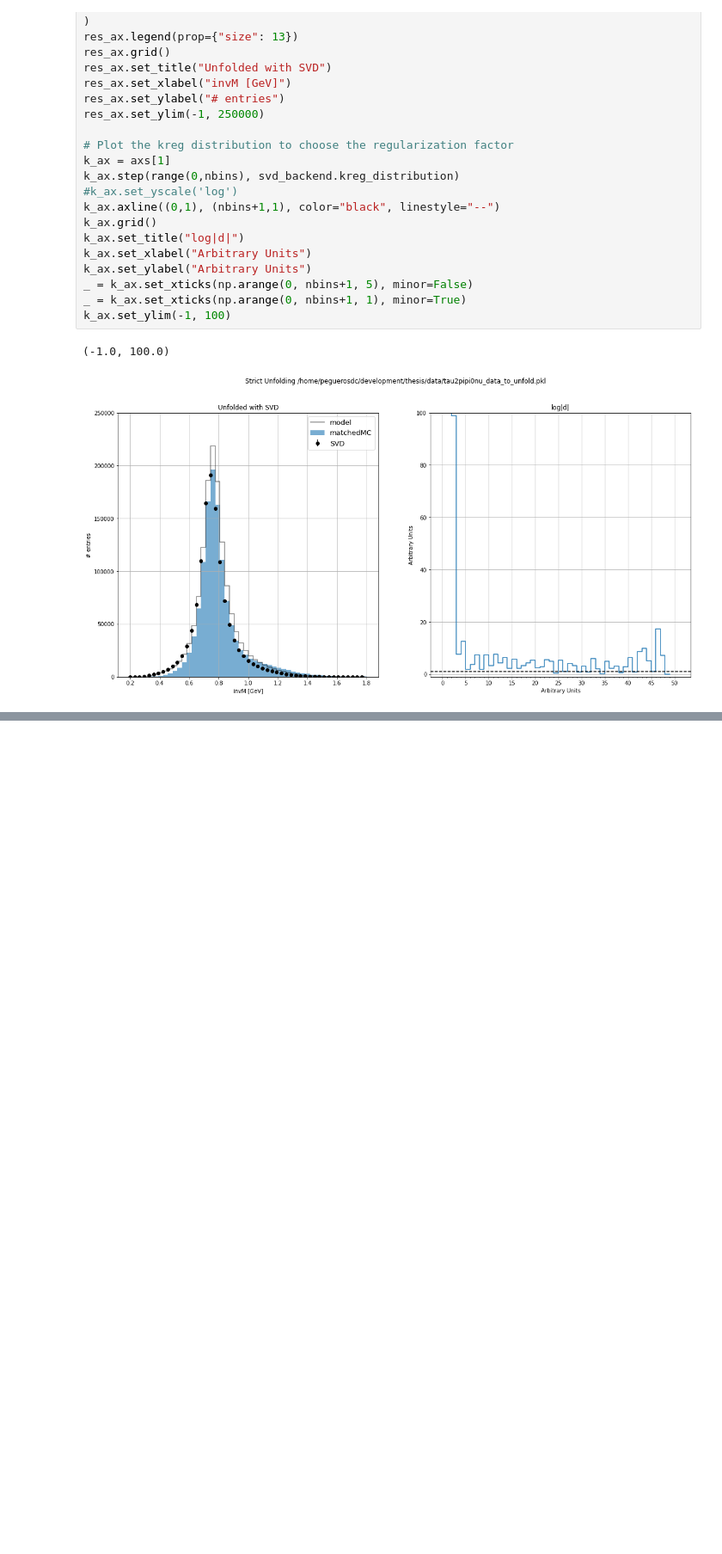
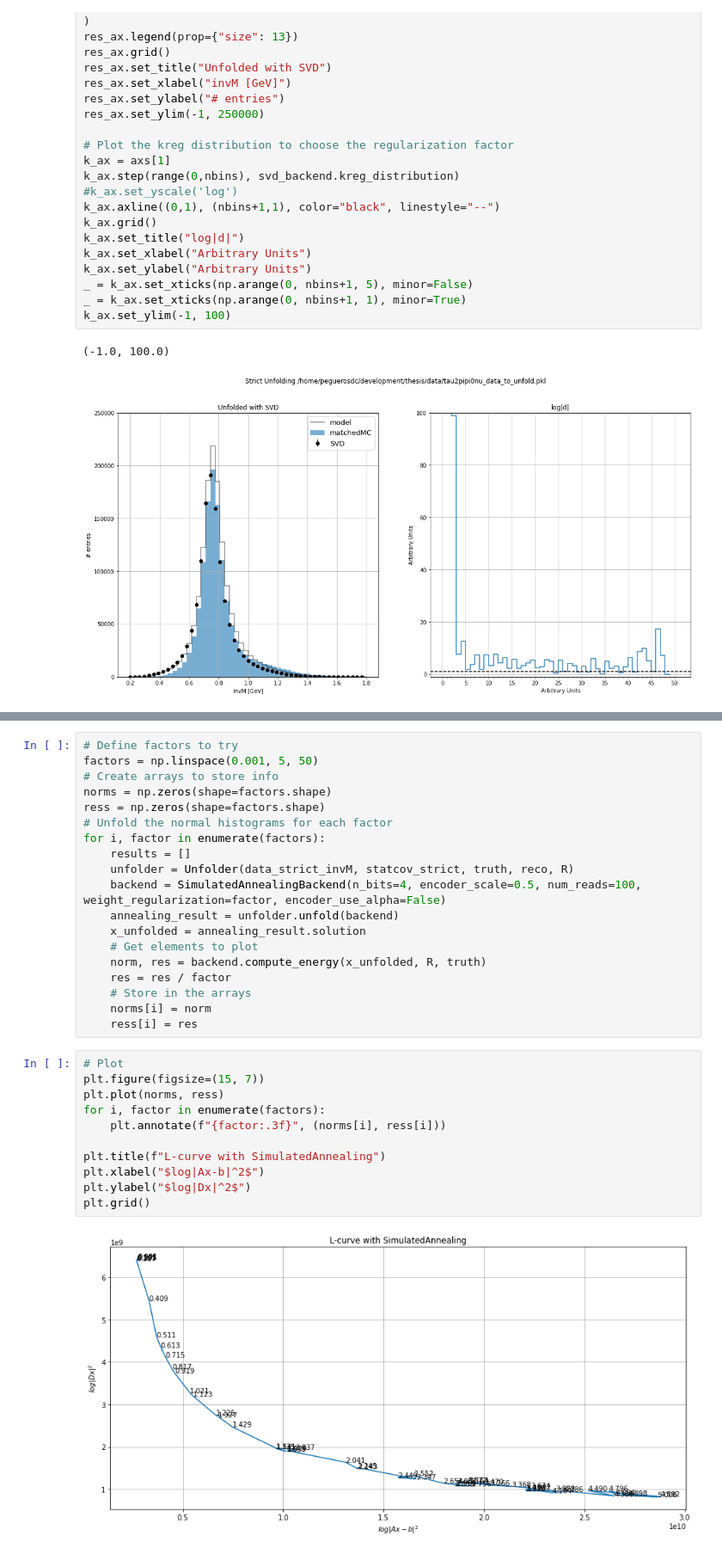
Before and after one commit to peguerosdc/unfolding_benchmark, a Jupyter notebook: tau2pipi0nu_unfolding.ipynb, the cells around one changed output, grey strips where cells are left out. Shown at 86% size. Saved outputs shown, nothing was run; the diff lists cells and outputs as text; blank space fills up the shorter version.

```diff
--- a/tau2pipi0nu_unfolding.ipynb
+++ b/tau2pipi0nu_unfolding.ipynb
@@ -320,0 +355,32 @@ Try with Simulated Classical and Quantum annealing with different params
+# %%
+# Define factors to try
+factors = np.linspace(0.001, 5, 50)
+# Create arrays to store info
+norms = np.zeros(shape=factors.shape)
+ress = np.zeros(shape=factors.shape)
+# Unfold the normal histograms for each factor
+for i, factor in enumerate(factors):
+    results = []
+    unfolder = Unfolder(data_strict_invM, statcov_strict, truth, reco, R)
+    backend = SimulatedAnnealingBackend(n_bits=4, encoder_scale=0.5, num_reads=100, weight_regularization=factor, encoder_use_alpha=False)
+    annealing_result = unfolder.unfold(backend)
+    x_unfolded = annealing_result.solution
+    # Get elements to plot
+    norm, res = backend.compute_energy(x_unfolded, R, truth)
+    res = res / factor
+    # Store in the arrays
+    norms[i] = norm
+    ress[i] = res
+# %%
+# Plot
+plt.figure(figsize=(15, 7))
+plt.plot(norms, ress)
+for i, factor in enumerate(factors):
+    plt.annotate(f"{factor:.3f}", (norms[i], ress[i]))
+
+plt.title(f"L-curve with SimulatedAnnealing")
+plt.xlabel("$log|Ax-b|^2$")
+plt.ylabel("$log|Dx|^2$")
+plt.grid()
+# %% [output]
+[figure, added]
```
Also changed, not shown: parts of 8 cells of this notebook, 2 other files.
